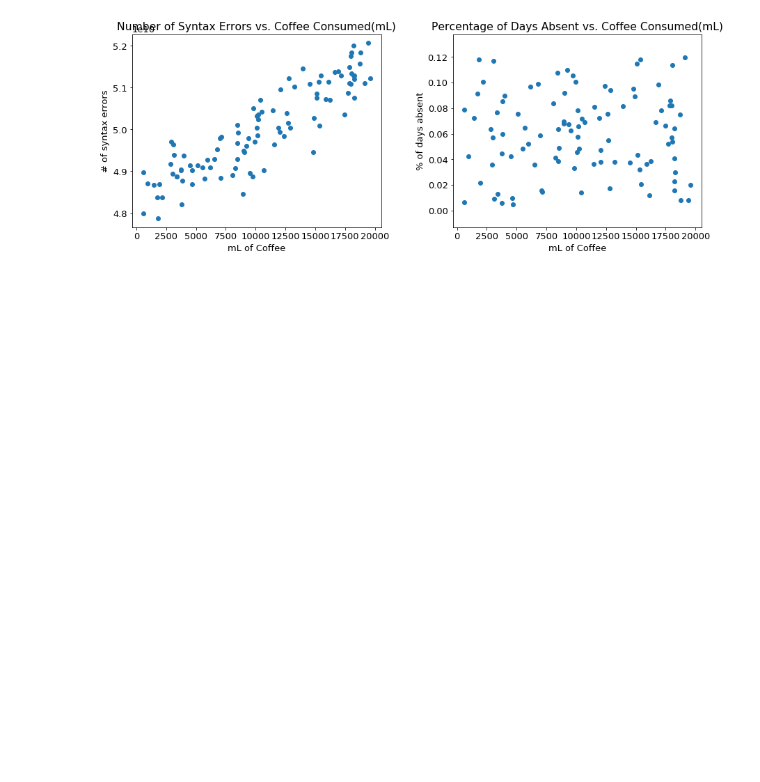
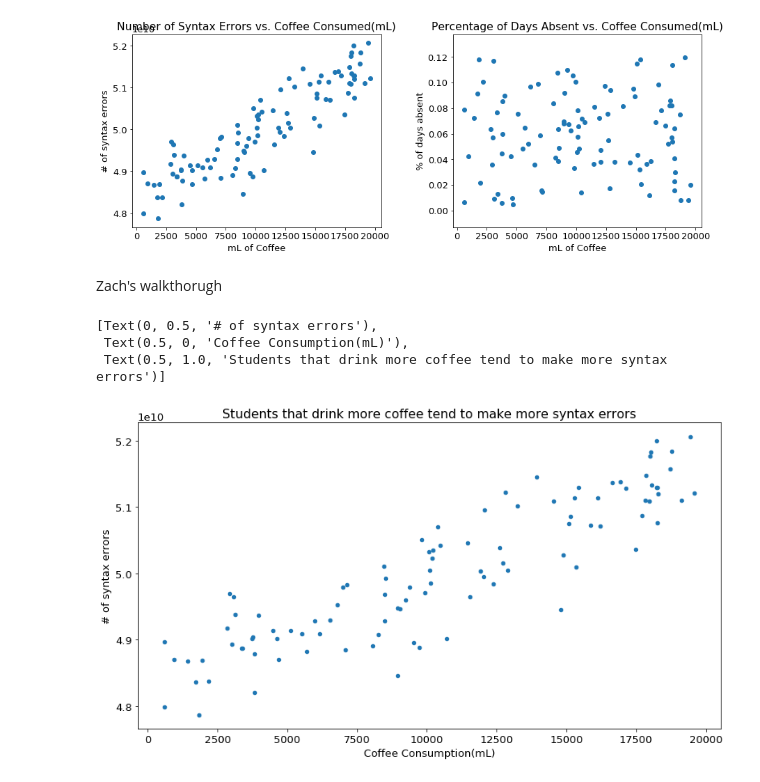
Before and after one commit to Brandon-Martinez27/regression-exercises, a Jupyter notebook: visualizations_warmup.ipynb, the cells around one changed output. Drawn from its saved outputs; the diff is of its cells as text; code cells hidden in the pictures; blank space fills up the shorter version.

```diff
--- a/visualizations_warmup.ipynb
+++ b/visualizations_warmup.ipynb
@@ -61,3 +61,18 @@ plt.ylabel('% of days absent')
 plt.tight_layout()
 # %% [output]
 [figure]
+# %% [markdown]
+Zach's walkthorugh
+# %%
+plt.rc('font', size=13)
+plt.rc('figure', figsize=(13, 7))
+ax= df.plot.scatter(y='syntax_errors', x='ml_coffee')
+ax.set(
+    xlabel='Coffee Consumption(mL)',
+    ylabel='# of syntax errors',
+    title='Students that drink more coffee tend to make more syntax errors')
+# %% [output]
+[Text(0, 0.5, '# of syntax errors'),
+ Text(0.5, 0, 'Coffee Consumption(mL)'),
+ Text(0.5, 1.0, 'Students that drink more coffee tend to make more syntax errors')]
+[figure, added]
```
Also changed, not shown: parts of 7 cells of this notebook.
